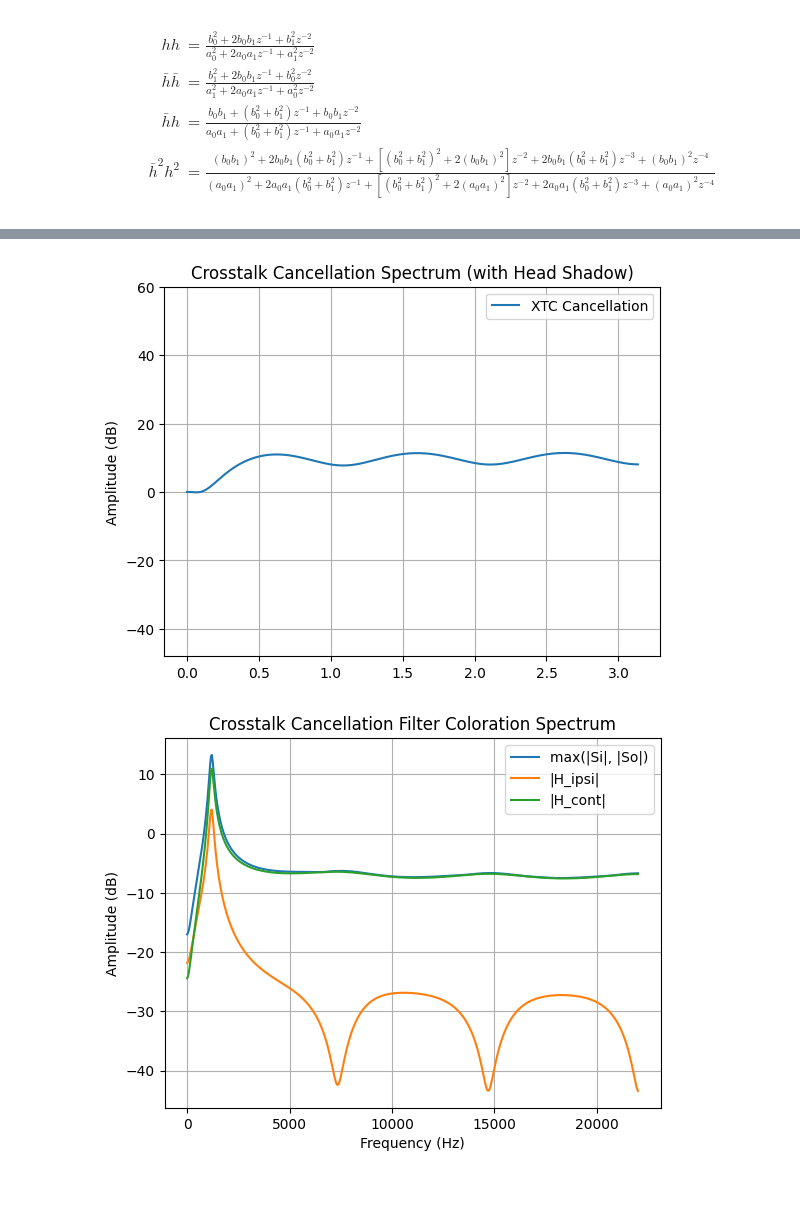
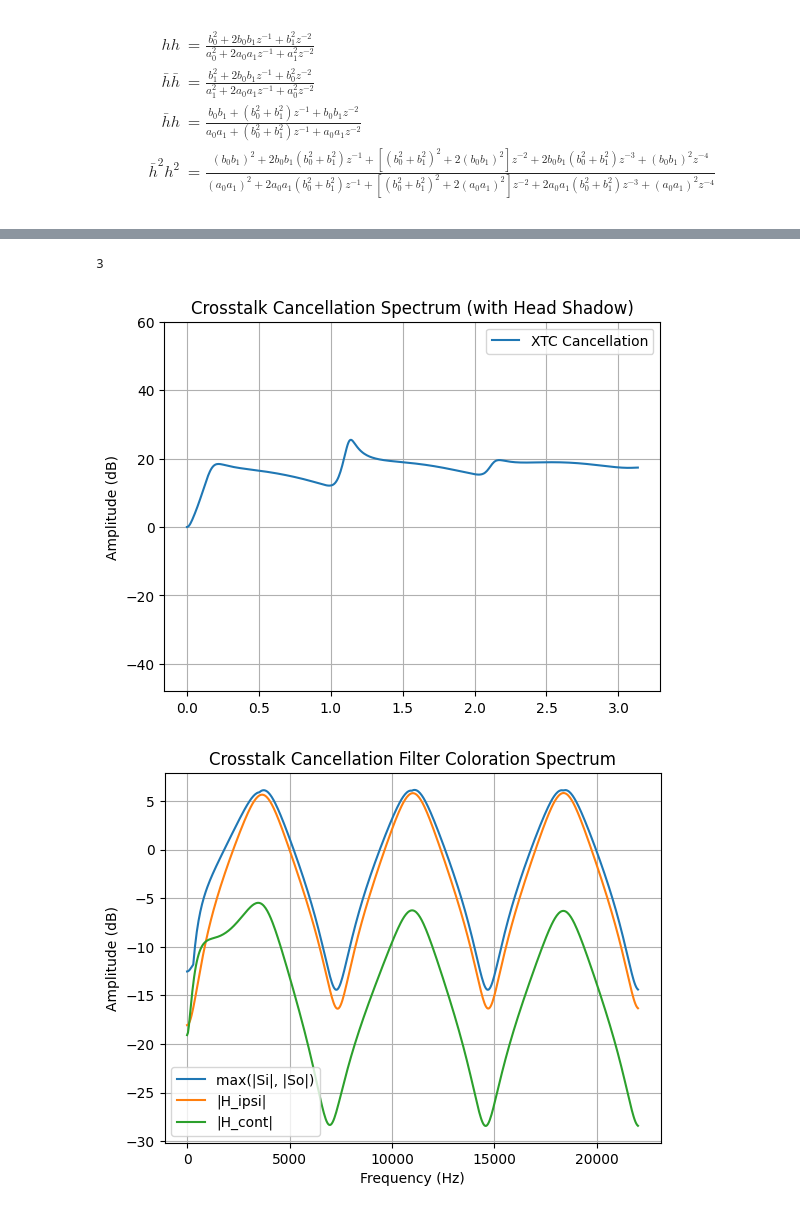
Before and after one commit to kweiwen/pitki, a Jupyter notebook: hrtf/IIR Implementation.ipynb, the cells around one changed output, grey strips where cells are left out. Drawn from its saved outputs; the diff is of its cells as text; code cells hidden in the pictures.

```diff
--- a/hrtf/IIR Implementation.ipynb
+++ b/hrtf/IIR Implementation.ipynb
@@ -159,7 +61,7 @@ $$
 from sympy import symbols, cos, sqrt, Matrix, print_latex, simplify, fraction, latex, expand, collect, Poly
 from IPython.display import display, Markdown
 
-z, a0, a1, b0, b1, g, tau, beta, D, N, d, n = symbols('z a_0 a_1 b_0 b_1 g t B D N d n')
+z, a0, a1, b0, b1, g, tau, beta, D, N, d, n = symbols('z a_0 a_1 b_0 b_1 g tau B D N d n')
 
 h = (N/D)
 hr = (n/d)
@@ -226,3 +226,8 @@ $$
+# %%
+g = 0.985
+beta = 0.5
+tau = 3  # e.g., 3 samples ≈ 68us @ 44.1kHz
+sample_rate = 44100
 # %%
 def convolve_all(*args):
     result = np.array([1.0])
@@ -230,9 +235,11 @@ def convolve_all(*args):
         result = np.convolve(result, a)
     return result
 
-def generate_filter_coeffs(g, beta, tau, N, D):
+def generate_hs_filter_coeffs(g, beta, tau, N, D):
     offset = 5 # order of cascade 1st order filter for 4 times!
     size = 4 * tau + offset  # total length required
+
+    print(tau)
 
     # conjugate
     n = N[::-1]
@@ -313,40 +320,36 @@ def analysis_coloration(b_ipsi, b_cont, a, sample_rate):
     - sample_rate: sampling rate in Hz
     """
     w, h_ipsi = signal.freqz(b_ipsi, a, fs=sample_rate)
     w, h_cont = signal.freqz(b_cont, a, fs=sample_rate)
 
     si = np.abs(h_ipsi + h_cont)
     so = np.abs(h_ipsi - h_cont)
 
     plt.title('Crosstalk Cancellation Filter Coloration Spectrum')
     plt.plot(w, 20 * np.log10(np.maximum(si, so)), label='max(|Si|, |So|)')
     plt.plot(w, 20 * np.log10(h_ipsi), label='|H_ipsi|')
     plt.plot(w, 20 * np.log10(h_cont), label='|H_cont|')
     # plt.ylim(-48, 12)
     plt.legend()
     plt.grid()
     plt.xlabel("Frequency (Hz)")
     plt.ylabel("Amplitude (dB)")
     plt.show()
 
-g = 0.985
-beta = 0.2
-tau = 3  # e.g., 3 samples ≈ 68us @ 44.1kHz
-sample_rate = 44100
-
 # ipsi: [1.4821428571428572, -1.3188775510204085] [1, -0.8367346938775511]
 # cont: [0.6096938775510208, -0.44642857142857173] [1, -0.8367346938775511]
 ipsi = [1.4821428571428572, -1.3188775510204085]
 cont = [0.6096938775510208, -0.44642857142857173]
-Num = ipsi
-Den = cont
+Num = cont
+Den = ipsi
 
 # Num = [1.0, 0.0]
 # Den = [1.0, 0.0]
 
-b_ipsi, b_cont, a = generate_filter_coeffs(g, beta, tau, Num, Den)
+b_ipsi, b_cont, a = generate_hs_filter_coeffs(g, beta, tau, Num, Den)
 analysis_cancellation(b_ipsi, b_cont, a, Num, Den, g, tau)
 analysis_coloration(b_ipsi, b_cont, a, sample_rate)
 # %% [output]
+3
-[figure, old version]
+[figure, new version]
-[figure, old version]
+[figure, new version]
```
Also changed, not shown: parts of 8 cells of this notebook.
